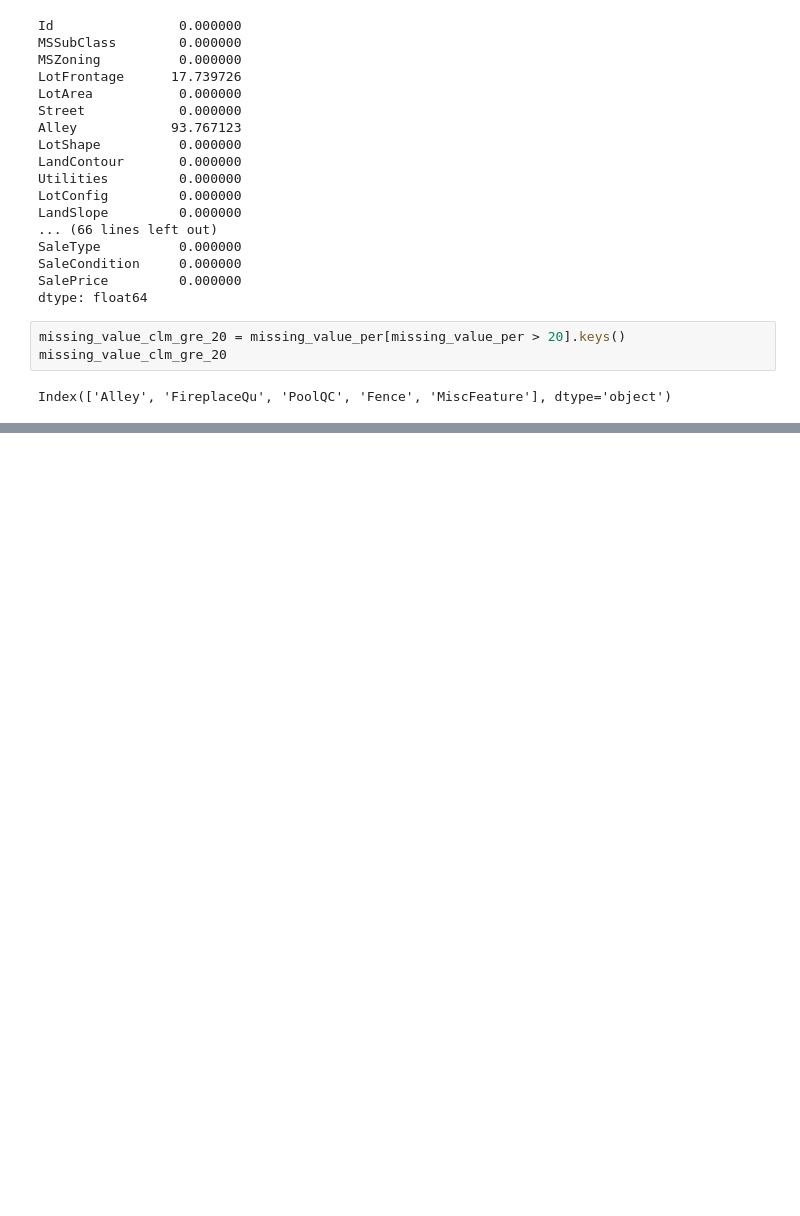
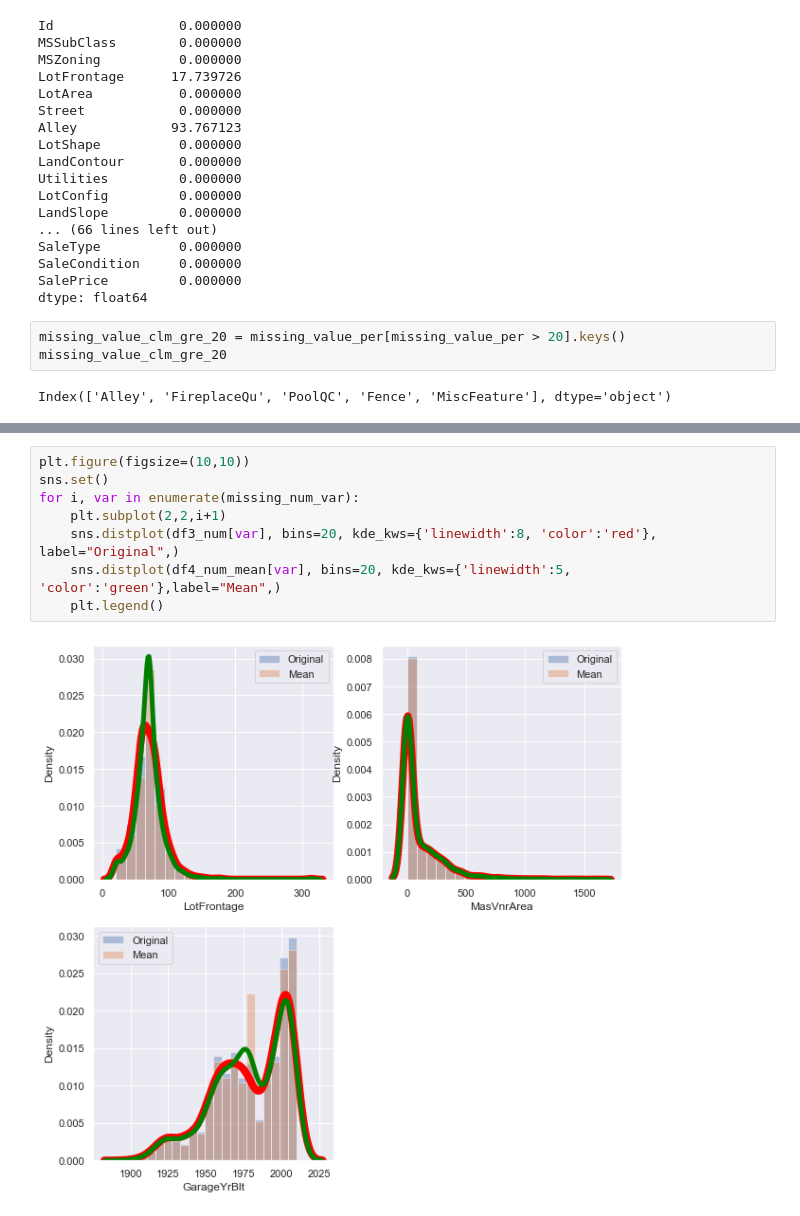
Before and after one commit to AkCoding/ML-House_Price-, a Jupyter notebook: 2_method Fill missing value manually.ipynb, the cells around one changed output, grey strips where cells are left out. Cells and saved outputs as stored; diff of their text form; blank space fills up the shorter version.

```diff
--- a/2_method Fill missing value manually.ipynb
+++ b/2_method Fill missing value manually.ipynb
@@ -119,0 +209,10 @@ Index(['Alley', 'FireplaceQu', 'PoolQC', 'Fence', 'MiscFeature'], dtype='object'
+# %%
+plt.figure(figsize=(10,10))
+sns.set()
+for i, var in enumerate(missing_num_var):
+    plt.subplot(2,2,i+1)
+    sns.distplot(df3_num[var], bins=20, kde_kws={'linewidth':8, 'color':'red'}, label="Original",)
+    sns.distplot(df4_num_mean[var], bins=20, kde_kws={'linewidth':5, 'color':'green'},label="Mean",)
+    plt.legend()
+# %% [output]
+[figure, added]
```
Also changed, not shown: parts of 9 cells of this notebook.
